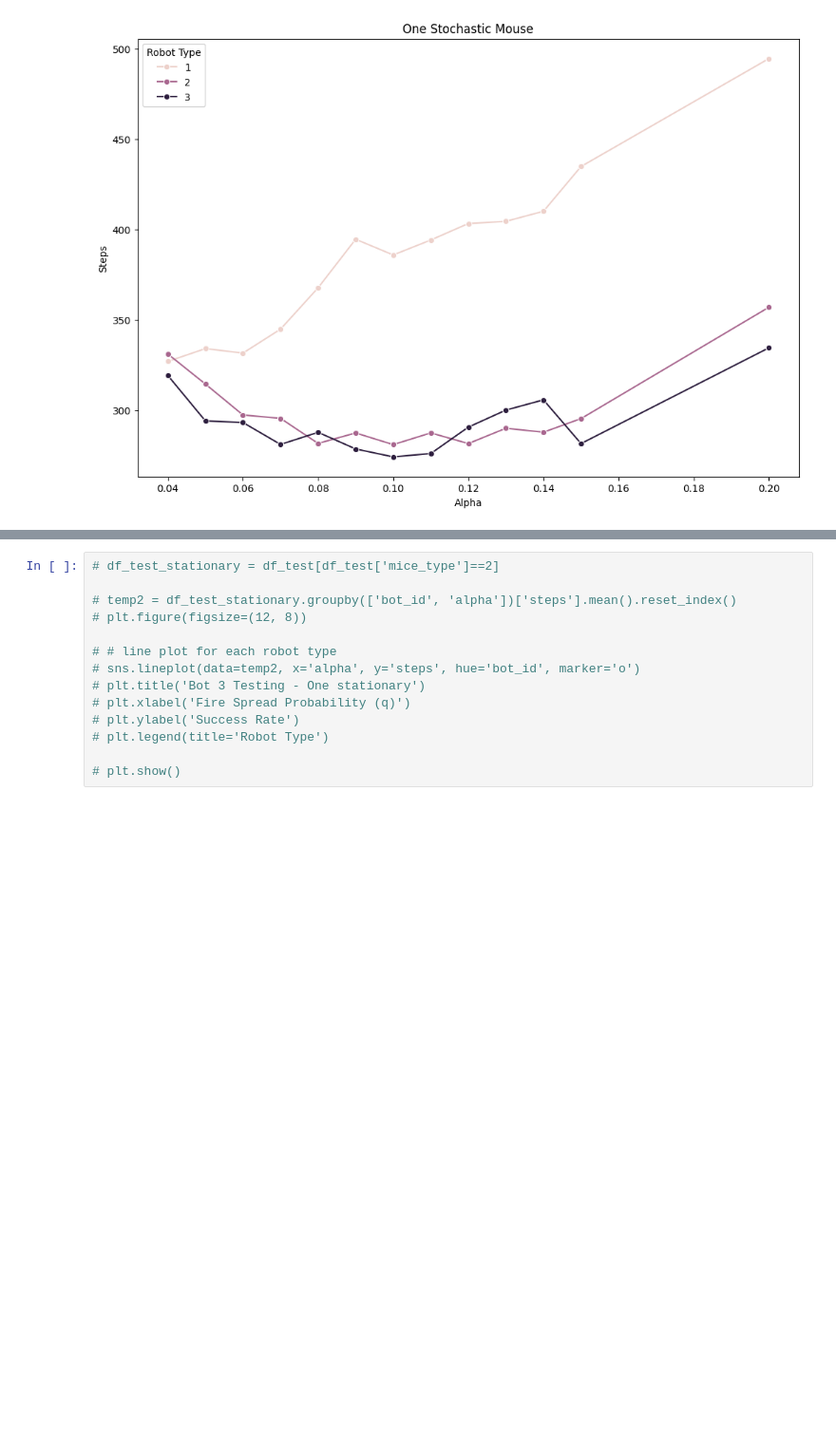
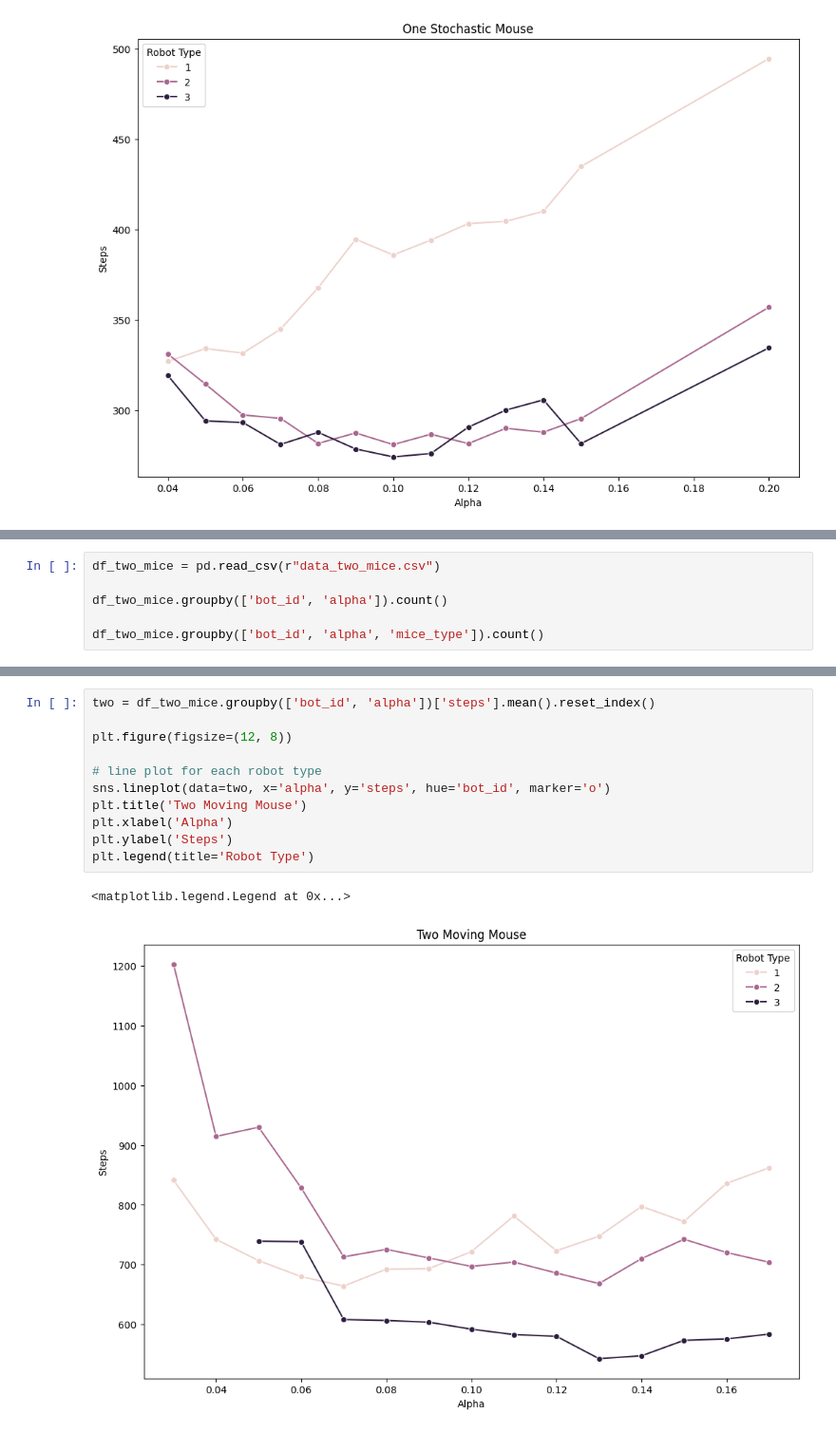
Before and after one commit to dfrxo/AI, a Jupyter notebook: datafiles/data_processing.ipynb, the cells around one changed output, grey strips where cells are left out. Shown: that part at 95% size. Saved outputs shown, nothing was run; the diff lists cells and outputs as text; blank space fills up the shorter version.

```diff
--- a/datafiles/data_processing.ipynb
+++ b/datafiles/data_processing.ipynb
@@ -73,0 +91,6 @@ plt.show()
+# %%
+df_two_mice = pd.read_csv(r"data_two_mice.csv")
+
+df_two_mice.groupby(['bot_id', 'alpha']).count()
+
+df_two_mice.groupby(['bot_id', 'alpha', 'mice_type']).count()
@@ -74,15 +116,15 @@ plt.show()
 # %%
-# df_test_stationary = df_test[df_test['mice_type']==2]
+two = df_two_mice.groupby(['bot_id', 'alpha'])['steps'].mean().reset_index()
 
-# temp2 = df_test_stationary.groupby(['bot_id', 'alpha'])['steps'].mean().reset_index()
-# plt.figure(figsize=(12, 8))
+plt.figure(figsize=(12, 8))
 
-# # line plot for each robot type
-# sns.lineplot(data=temp2, x='alpha', y='steps', hue='bot_id', marker='o')
-# plt.title('Bot 3 Testing - One stationary')
-# plt.xlabel('Fire Spread Probability (q)')
-# plt.ylabel('Success Rate')
-# plt.legend(title='Robot Type')
-
-# plt.show()
+# line plot for each robot type
+sns.lineplot(data=two, x='alpha', y='steps', hue='bot_id', marker='o')
+plt.title('Two Moving Mouse')
+plt.xlabel('Alpha')
+plt.ylabel('Steps')
+plt.legend(title='Robot Type')
+# %% [output]
+<matplotlib.legend.Legend at 0x...>
+[figure, added]
 # %%
```
Also changed, not shown: parts of 10 cells of this notebook, 13 other files.
